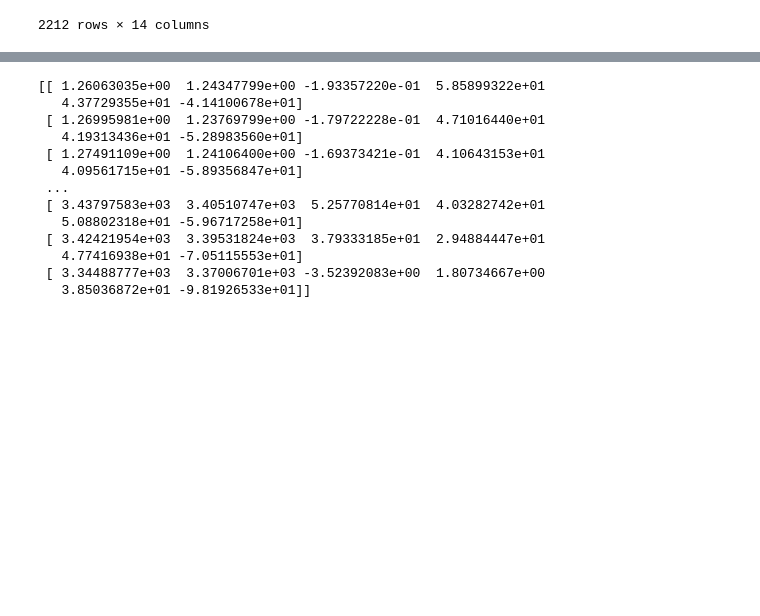
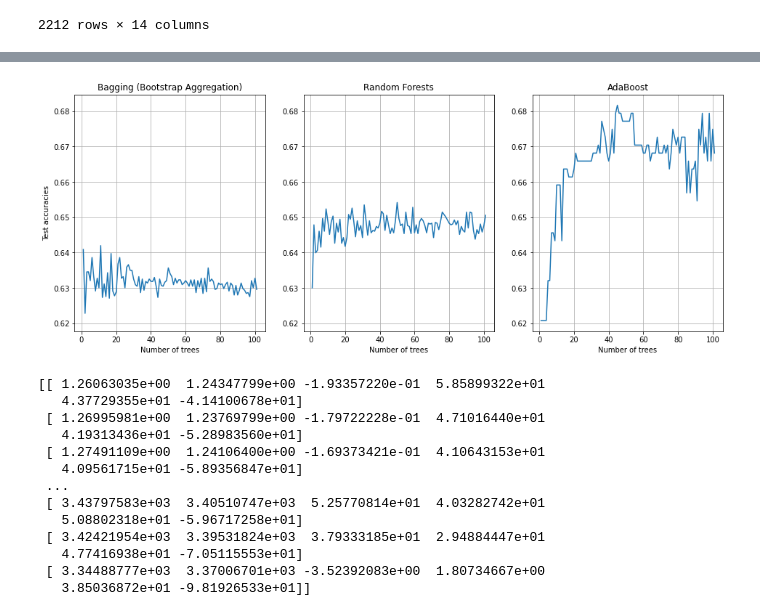
Before and after one commit to Nongbon/208499, a Jupyter notebook: draft_lable_1.ipynb, the cells around one changed output, grey strips where cells are left out. Drawn from its saved outputs; the diff is of its cells as text; code cells hidden in the pictures; blank space fills up the shorter version.

```diff
--- a/draft_lable_1.ipynb
+++ b/draft_lable_1.ipynb
@@ -225,0 +274,14 @@ data
+# %%
+from sklearn.tree import DecisionTreeClassifier
+from sklearn.model_selection import GridSearchCV
+
+model = DecisionTreeClassifier()
+params = {
+    "criterion": ["gini", "entropy"],
+    "ccp_alpha": np.arange(0.0000, 0.1, 0.0001),
+    "max_depth": range(0, 6)
+}
+
+clf = GridSearchCV(model, params, cv=10)
+clf.fit(X_train,y_train)
+clf.best_params_
@@ -226,3 +392,36 @@ data
+# %%
+from sklearn.ensemble import AdaBoostClassifier
+
+arr = []
+for i in range(10): # find the average of 10 accuracies
+    accuracy = []
+    for nE in range(1, 102):
+        clf = AdaBoostClassifier(
+            n_estimators=nE
+        )
+
+        clf.fit(X_train, y_train.to_numpy().ravel())
+        score = clf.score(X_test, y_test)
+        accuracy.append(score)
+    arr.append(accuracy)
+
+arr = np.array(arr)
+accuracy3 = np.mean(arr, axis=0)
+# %%
+import matplotlib.pyplot as plt
+
+fig, ax = plt.subplots(1, 3, sharey=True, figsize=(16,6))
+ax[0].set_title("Bagging (Bootstrap Aggregation)")
+ax[1].set_title("Random Forests")
+ax[2].set_title("AdaBoost")
+for i,acc in enumerate([accuracy1, accuracy2, accuracy3]):
+    ax[i].plot(range(1, 102), acc)
+    ax[i].yaxis.set_tick_params(labelleft=True)
+    ax[i].set_xlabel("Number of trees")
+    if i == 0: ax[i].set_ylabel("Test accuracies")
+    ax[i].grid()
+# %% [output]
+[figure, added]
 # %%
 from xgboost import XGBClassifier
 model = XGBClassifier()
```
Also changed, not shown: parts of 15 cells of this notebook.
